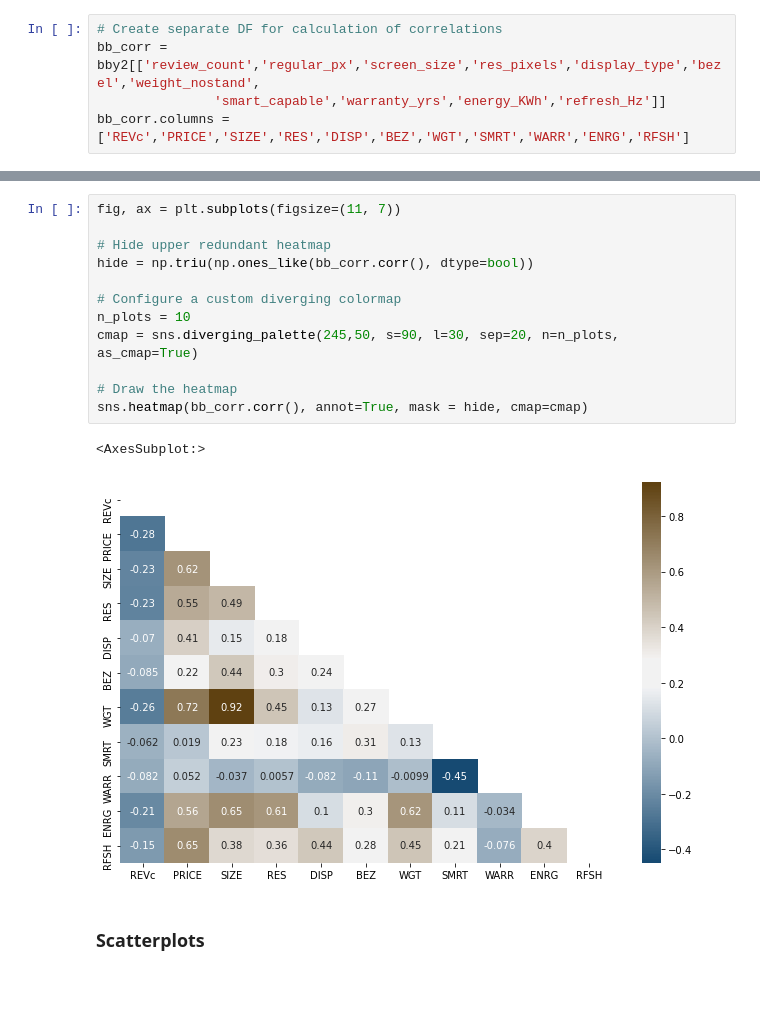
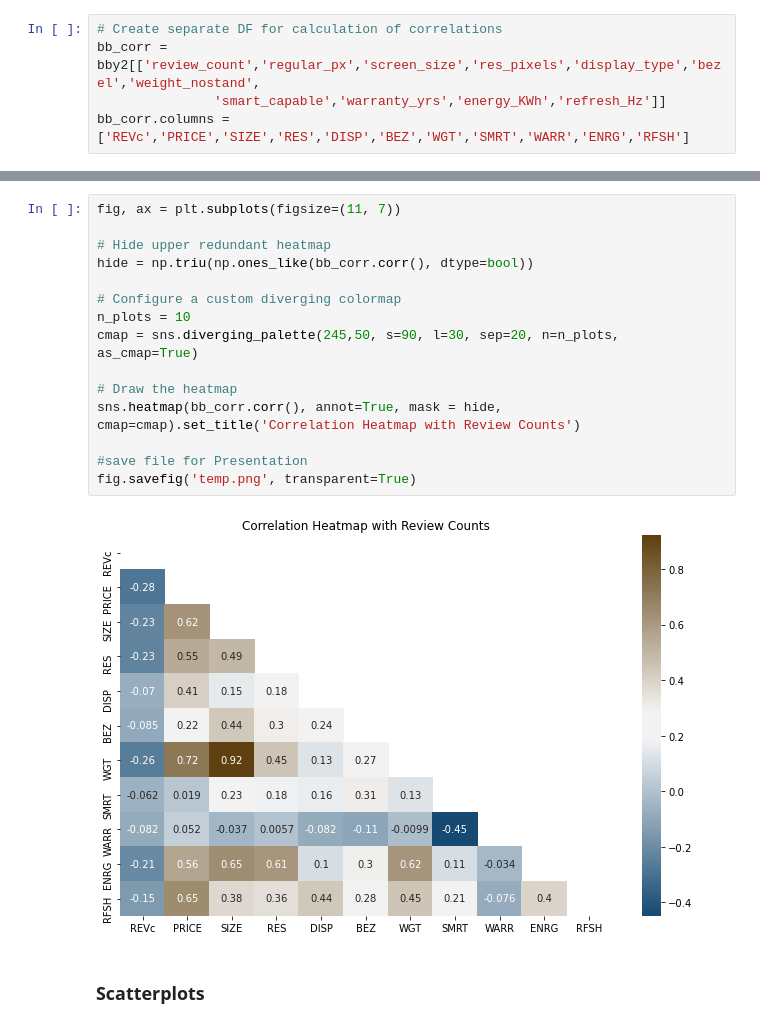
Before and after one commit to dnie44/nycdatascience_python_project, a Jupyter notebook: bb_analysis3.ipynb, the cells around one changed output, grey strips where cells are left out. Cells and saved outputs as stored; diff of their text form; blank space fills up the shorter version.

```diff
--- a/bb_analysis3.ipynb
+++ b/bb_analysis3.ipynb
@@ -287,18 +294,20 @@ bb_corr.corr()
 # %%
 fig, ax = plt.subplots(figsize=(11, 7))
 
 # Hide upper redundant heatmap
 hide = np.triu(np.ones_like(bb_corr.corr(), dtype=bool))
 
 # Configure a custom diverging colormap
 n_plots = 10
 cmap = sns.diverging_palette(245,50, s=90, l=30, sep=20, n=n_plots, as_cmap=True)
 
 # Draw the heatmap
-sns.heatmap(bb_corr.corr(), annot=True, mask = hide, cmap=cmap)
+sns.heatmap(bb_corr.corr(), annot=True, mask = hide, cmap=cmap).set_title('Correlation Heatmap with Review Counts')
+
+#save file for Presentation
+fig.savefig('temp.png', transparent=True)
 # %% [output]
-<AxesSubplot:>
-[figure, old version]
+[figure, new version]
 # %% [markdown]
 ### Scatterplots
 # %%
```
Also changed, not shown: parts of 7 cells of this notebook, 3 other files.
